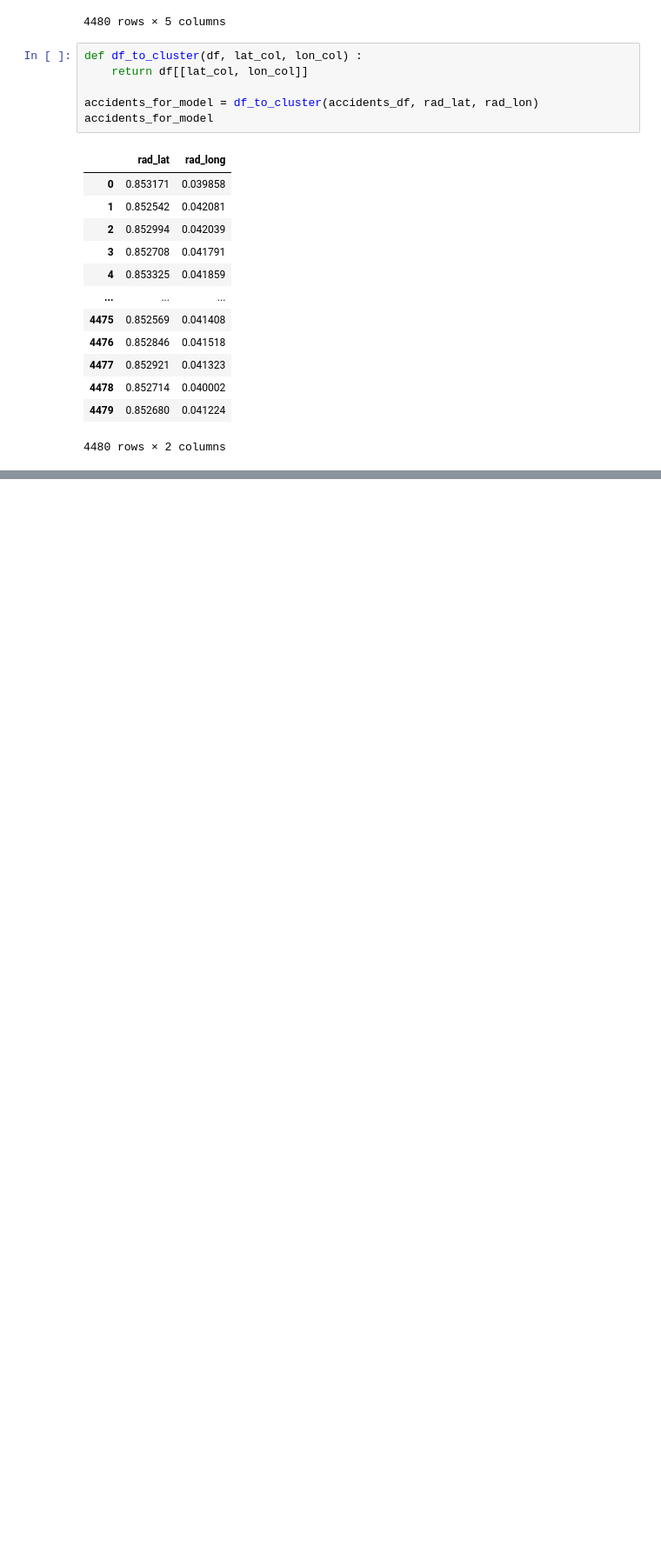
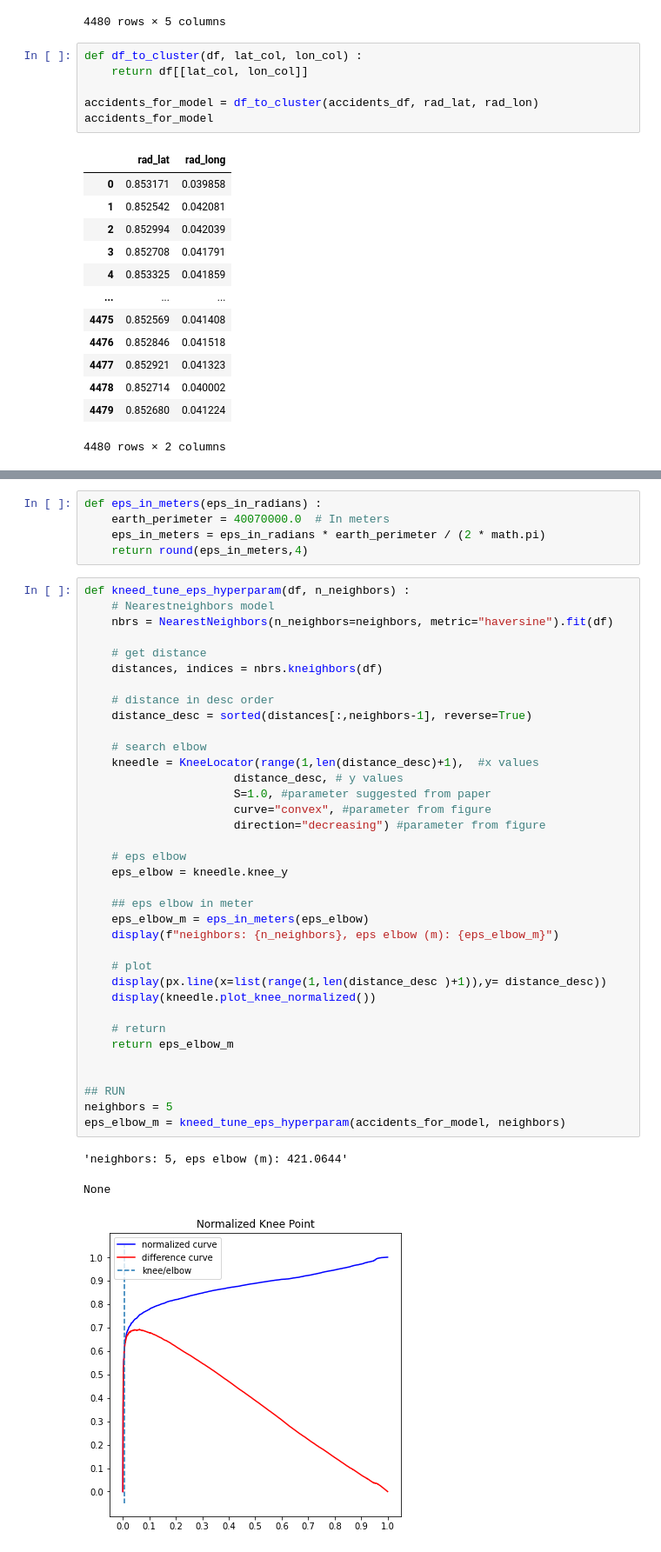
Before and after one commit to MKrouma/2R, a Jupyter notebook: prod/model/model_dev.ipynb, the cells around one changed output, grey strips where cells are left out. Shown at 87% size. Saved outputs shown, nothing was run; the diff lists cells and outputs as text; blank space fills up the shorter version.

```diff
--- a/prod/model/model_dev.ipynb
+++ b/prod/model/model_dev.ipynb
@@ -177,0 +180,45 @@ plot_clusters(df_to_plot)
+# %%
+def eps_in_meters(eps_in_radians) :
+    earth_perimeter = 40070000.0  # In meters
+    eps_in_meters = eps_in_radians * earth_perimeter / (2 * math.pi)
+    return round(eps_in_meters,4)
+# %%
+def kneed_tune_eps_hyperparam(df, n_neighbors) :
+    # Nearestneighbors model
+    nbrs = NearestNeighbors(n_neighbors=neighbors, metric="haversine").fit(df)
+
+    # get distance
+    distances, indices = nbrs.kneighbors(df)
+
+    # distance in desc order
+    distance_desc = sorted(distances[:,neighbors-1], reverse=True)
+
+    # search elbow
+    kneedle = KneeLocator(range(1,len(distance_desc)+1),  #x values
+                      distance_desc, # y values
+                      S=1.0, #parameter suggested from paper
+                      curve="convex", #parameter from figure
+                      direction="decreasing") #parameter from figure
+
+    # eps elbow
+    eps_elbow = kneedle.knee_y
+
+    ## eps elbow in meter
+    eps_elbow_m = eps_in_meters(eps_elbow)
+    display(f"neighbors: {n_neighbors}, eps elbow (m): {eps_elbow_m}")
+
+    # plot
+    display(px.line(x=list(range(1,len(distance_desc )+1)),y= distance_desc))
+    display(kneedle.plot_knee_normalized())
+
+    # return
+    return eps_elbow_m
+
+
+## RUN
+neighbors = 5
+eps_elbow_m = kneed_tune_eps_hyperparam(accidents_for_model, neighbors)
+# %% [output]
+'neighbors: 5, eps elbow (m): 421.0644'
+None
+[figure, added]
```
Also changed, not shown: parts of 7 cells of this notebook, 6 other files.
